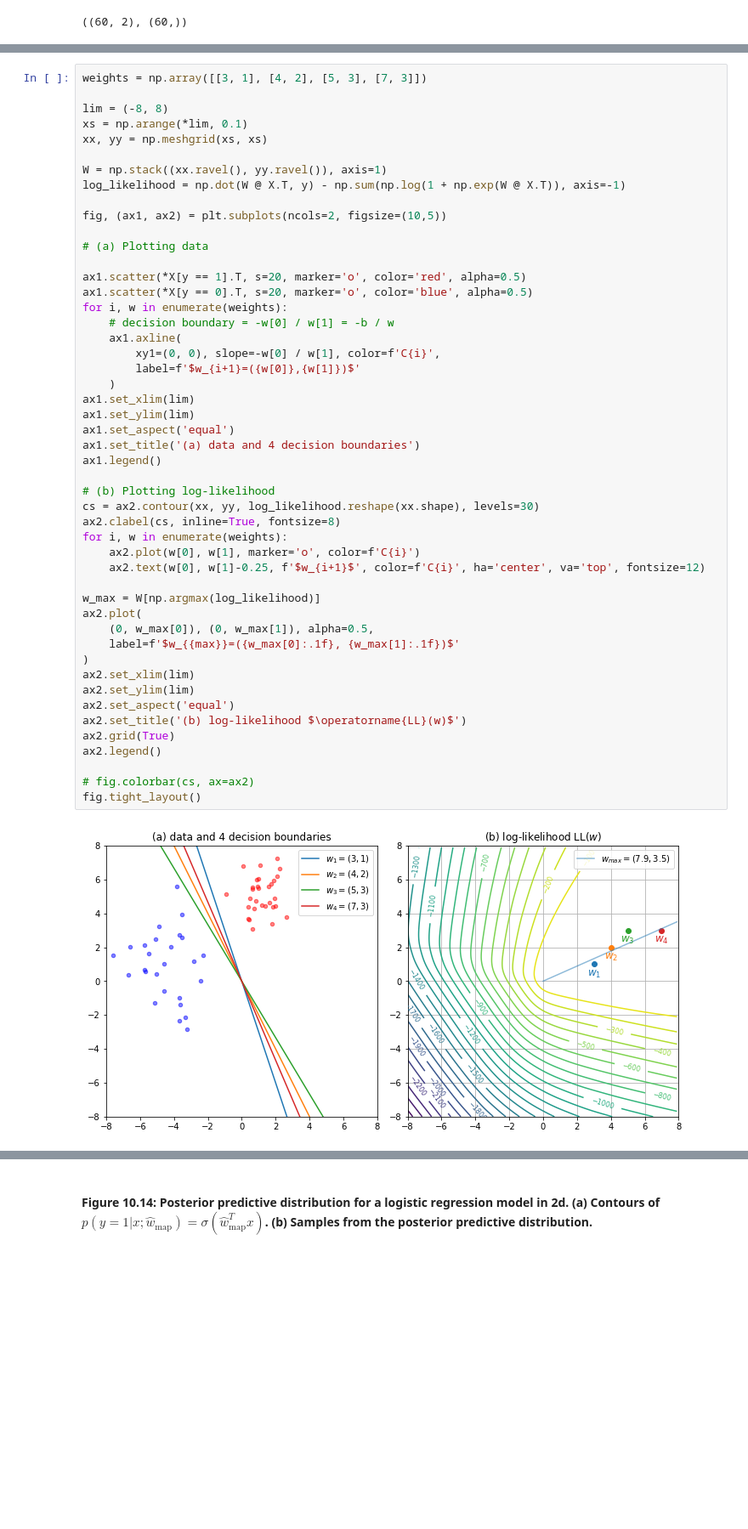
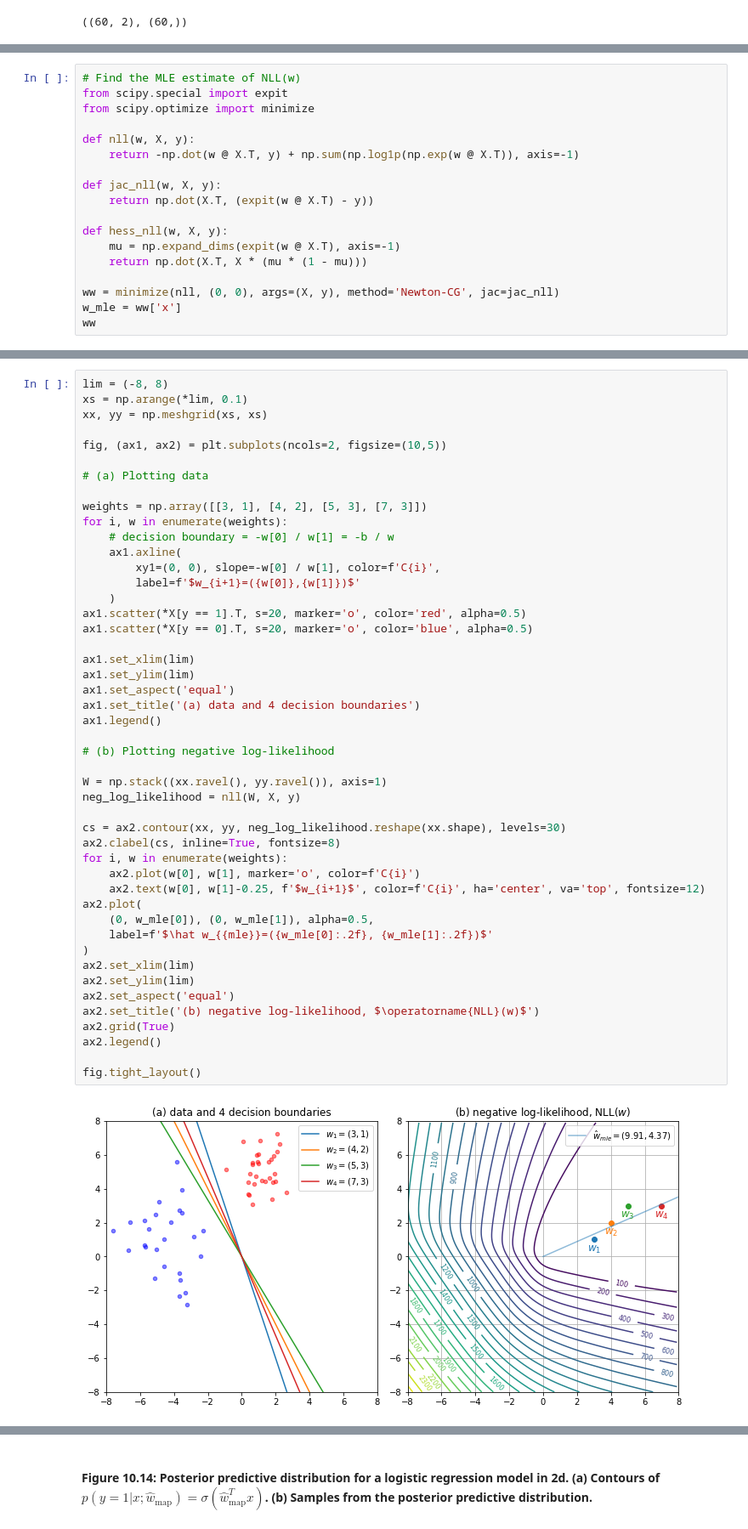
Before and after one commit to chofchof/probml, a Jupyter notebook: notebooks/book1/10/logreg_laplace_demo.ipynb, the cells around one changed output, grey strips where cells are left out. Shown at 85% size. Cells and saved outputs as stored; diff of their text form; blank space fills up the shorter version.

```diff
--- a/notebooks/book1/10/logreg_laplace_demo.ipynb
+++ b/notebooks/book1/10/logreg_laplace_demo.ipynb
@@ -34,0 +48,18 @@ X.shape, y.shape
+# %%
+# Find the MLE estimate of NLL(w)
+from scipy.special import expit
+from scipy.optimize import minimize
+
+def nll(w, X, y):
+    return -np.dot(w @ X.T, y) + np.sum(np.log1p(np.exp(w @ X.T)), axis=-1)
+
+def jac_nll(w, X, y):
+    return np.dot(X.T, (expit(w @ X.T) - y))
+
+def hess_nll(w, X, y):
+    mu = np.expand_dims(expit(w @ X.T), axis=-1)
+    return np.dot(X.T, X * (mu * (1 - mu)))
+
+ww = minimize(nll, (0, 0), args=(X, y), method='Newton-CG', jac=jac_nll)
+w_mle = ww['x']
+ww
@@ -45,51 +79,49 @@ $$
 # %%
-weights = np.array([[3, 1], [4, 2], [5, 3], [7, 3]])
-
 lim = (-8, 8)
 xs = np.arange(*lim, 0.1)
 xx, yy = np.meshgrid(xs, xs)
-
-W = np.stack((xx.ravel(), yy.ravel()), axis=1)
-log_likelihood = np.dot(W @ X.T, y) - np.sum(np.log(1 + np.exp(W @ X.T)), axis=-1)
 
 fig, (ax1, ax2) = plt.subplots(ncols=2, figsize=(10,5))
 
 # (a) Plotting data
 
-ax1.scatter(*X[y == 1].T, s=20, marker='o', color='red', alpha=0.5)
-ax1.scatter(*X[y == 0].T, s=20, marker='o', color='blue', alpha=0.5)
+weights = np.array([[3, 1], [4, 2], [5, 3], [7, 3]])
 for i, w in enumerate(weights):
     # decision boundary = -w[0] / w[1] = -b / w
     ax1.axline(
         xy1=(0, 0), slope=-w[0] / w[1], color=f'C{i}',
         label=f'$w_{i+1}=({w[0]},{w[1]})$'
     )
+ax1.scatter(*X[y == 1].T, s=20, marker='o', color='red', alpha=0.5)
+ax1.scatter(*X[y == 0].T, s=20, marker='o', color='blue', alpha=0.5)
+
 ax1.set_xlim(lim)
 ax1.set_ylim(lim)
 ax1.set_aspect('equal')
 ax1.set_title('(a) data and 4 decision boundaries')
 ax1.legend()
 
-# (b) Plotting log-likelihood
-cs = ax2.contour(xx, yy, log_likelihood.reshape(xx.shape), levels=30)
+# (b) Plotting negative log-likelihood
+
+W = np.stack((xx.ravel(), yy.ravel()), axis=1)
+neg_log_likelihood = nll(W, X, y)
+
+cs = ax2.contour(xx, yy, neg_log_likelihood.reshape(xx.shape), levels=30)
 ax2.clabel(cs, inline=True, fontsize=8)
 for i, w in enumerate(weights):
     ax2.plot(w[0], w[1], marker='o', color=f'C{i}')
     ax2.text(w[0], w[1]-0.25, f'$w_{i+1}$', color=f'C{i}', ha='center', va='top', fontsize=12)
-
-w_max = W[np.argmax(log_likelihood)]
 ax2.plot(
-    (0, w_max[0]), (0, w_max[1]), alpha=0.5,
-    label=f'$w_{{max}}=({w_max[0]:.1f}, {w_max[1]:.1f})$'
+    (0, w_mle[0]), (0, w_mle[1]), alpha=0.5,
+    label=f'$\hat w_{{mle}}=({w_mle[0]:.2f}, {w_mle[1]:.2f})$'
 )
 ax2.set_xlim(lim)
 ax2.set_ylim(lim)
 ax2.set_aspect('equal')
-ax2.set_title('(b) log-likelihood $\operatorname{LL}(w)$')
+ax2.set_title('(b) negative log-likelihood, $\operatorname{NLL}(w)$')
 ax2.grid(True)
 ax2.legend()
 
-# fig.colorbar(cs, ax=ax2)
 fig.tight_layout()
 # %% [output]
-[figure, old version]
+[figure, new version]
```
Also changed, not shown: parts of 10 cells of this notebook, 5 other files.
